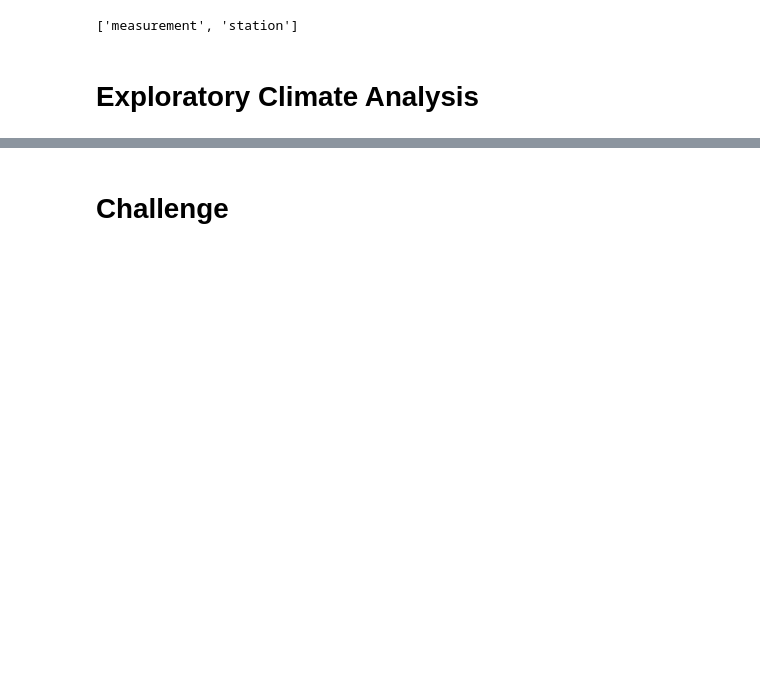
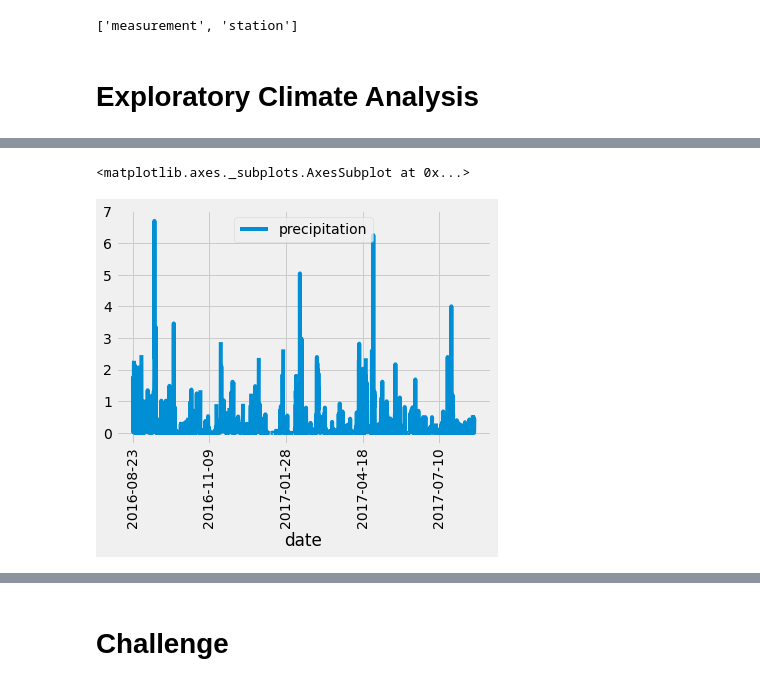
Before and after one commit to DJsef81/surfs_up, a Jupyter notebook: climate_analysis.ipynb, the cells around one changed output, grey strips where cells are left out. Cells and saved outputs as stored; diff of their text form; code cells hidden in the pictures; blank space fills up the shorter version.

```diff
--- a/climate_analysis.ipynb
+++ b/climate_analysis.ipynb
@@ -73,0 +85,10 @@ session = Session(engine)
+# %%
+# Save the query results as a Pandas DataFrame and set the index to the date column
+# # In order to save our results as a DataFrame, we need to provide our results variable as one parameter and specify
+# the column names as our second parameter. To do this, we'll add the following line to our code:
+# By setting inplace=True, we're saying that we do not want to create a new DataFrame with the modified specifications.
+# If we set it to "False," then we would create a new DataFrame.
+
+df = pd.DataFrame(results, columns=['date','precipitation'])
+df.set_index(df['date'], inplace=True)
+print(df)
@@ -73,0 +132,6 @@ session = Session(engine)
+# %%
+# Sort the dataframe by date
+# We're going to sort the values by date using the sort_index() function.
+# Since we set our index to the date column previously, we can use our new index to sort our results.
+
+df = df.sort_index()
@@ -73,0 +158,10 @@ session = Session(engine)
+# %%
+# Use Pandas Plotting with Matplotlib to plot the data
+# Since our DataFrame is represented as the variable df, we can use the df.plot() function.
+
+df.plot(rot=90)
+
+# this plot shows the total precipitation per day
+# %% [output]
+<matplotlib.axes._subplots.AxesSubplot at 0x...>
+[figure, added]
```
Also changed, not shown: parts of 7 cells of this notebook.
